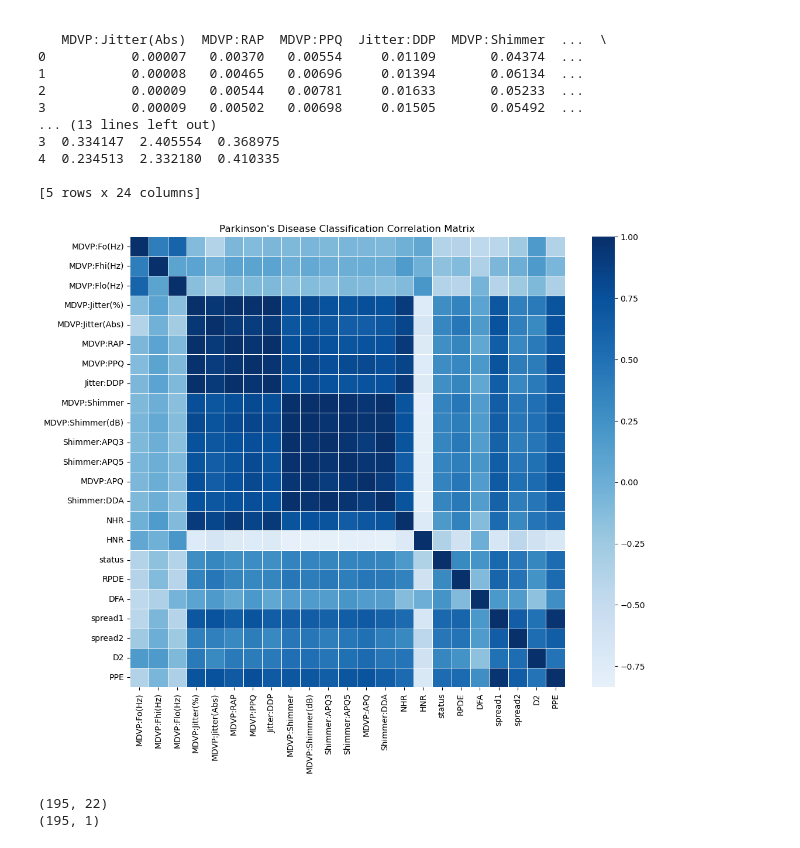
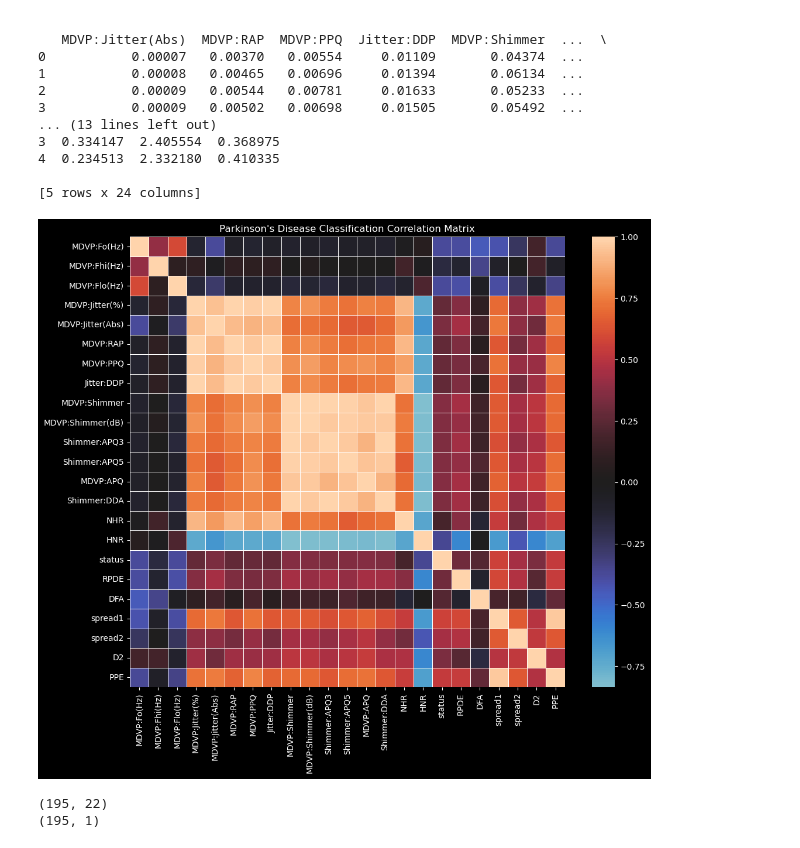
Before and after one commit to AnalyzeVisualize/Parkinson-s-Disease-Detection-w-ML, a Jupyter notebook: parkinsons_classification.ipynb, the cells around one changed output. Drawn from its saved outputs; the diff is of its cells as text; code cells hidden in the pictures.

Commit message:
Updated visualization coloring

```diff
--- a/parkinsons_classification.ipynb
+++ b/parkinsons_classification.ipynb
@@ -38,28 +38,29 @@ classification_df = classification_df.drop('name', axis=1)
 # %%
 import matplotlib.pyplot as plt
 import seaborn as sns
 
 def make_corr_vis(name, data, columns):
     # Calculate correlation
     corr = data[columns].corr()
 
     # Create a heatmap using seaborn
     plt.figure(figsize=(12, 10))
-    sns.heatmap(corr, cmap='Blues', center=0, linewidths=0.5)
+    sns.color_palette("ch:start=.2,rot=-.3", as_cmap=True)
+    sns.heatmap(corr,center=0, linewidths=0.5)
     plt.title(f'{name} Correlation Matrix')
     plt.show()
 
 # Define the columns you want to include in the correlation matrix
 classification_columns = ['MDVP:Fo(Hz)', 'MDVP:Fhi(Hz)', 'MDVP:Flo(Hz)', 'MDVP:Jitter(%)',
        'MDVP:Jitter(Abs)', 'MDVP:RAP', 'MDVP:PPQ', 'Jitter:DDP',
        'MDVP:Shimmer', 'MDVP:Shimmer(dB)', 'Shimmer:APQ3', 'Shimmer:APQ5',
        'MDVP:APQ', 'Shimmer:DDA', 'NHR', 'HNR', 'status', 'RPDE', 'DFA',
        'spread1', 'spread2', 'D2', 'PPE']
 
 # Call the function with your DataFrame and columns
 make_corr_vis("Parkinson's Disease Classification", classification_df, classification_columns)
 # %% [output]
-[figure, old version]
+[figure, new version]
 # %%
 # Build model to create classifications based on classifications_df.status (1 = Parkinsons, 0 = Healthy)
 
```
Also changed, not shown: parts of 11 cells of this notebook.
